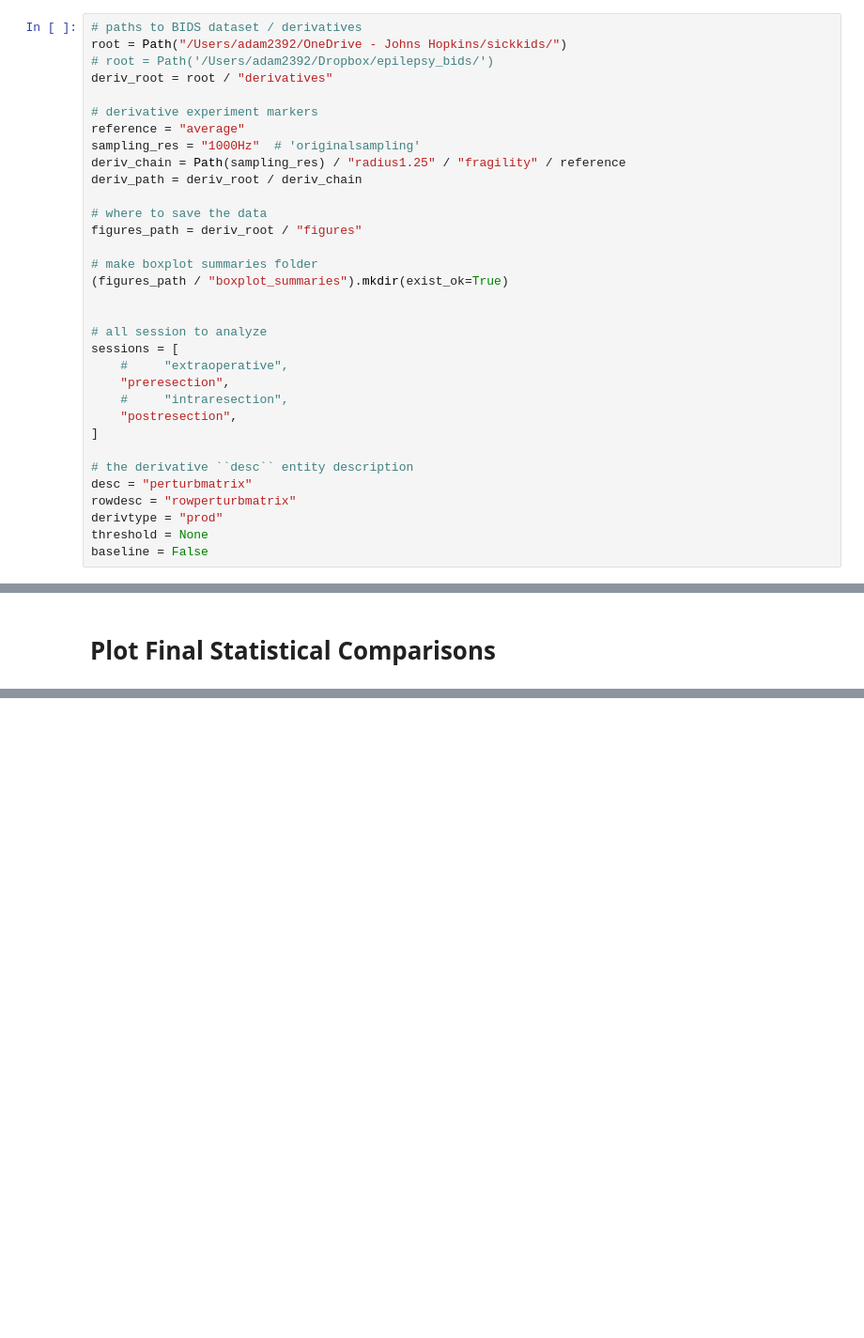
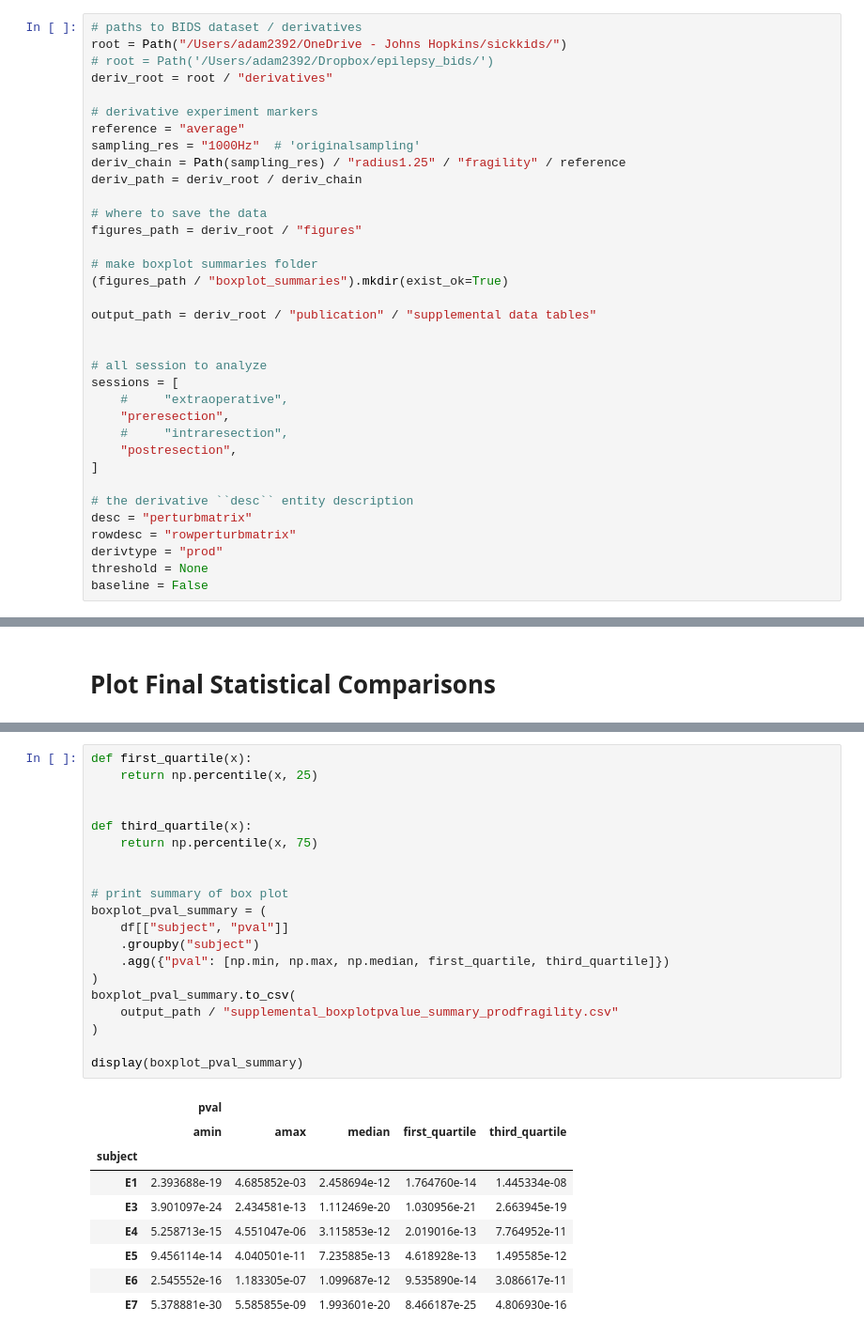
Before and after one commit to adam2392/sickkids, a Jupyter notebook: notebooks/publication/fragility_statistical_analysis.ipynb, the cells around one changed output, grey strips where cells are left out. Shown at 94% size. Drawn from its saved outputs; the diff is of its cells as text; blank space fills up the shorter version.

```diff
--- a/notebooks/publication/fragility_statistical_analysis.ipynb
+++ b/notebooks/publication/fragility_statistical_analysis.ipynb
@@ -310,6 +315,8 @@ figures_path = deriv_root / "figures"
 # make boxplot summaries folder
 (figures_path / "boxplot_summaries").mkdir(exist_ok=True)
 
+output_path = deriv_root / "publication" / "supplemental data tables"
+
 
 # all session to analyze
 sessions = [
@@ -770,0 +762,30 @@ pprint(descriptions)
+# %%
+def first_quartile(x):
+    return np.percentile(x, 25)
+
+
+def third_quartile(x):
+    return np.percentile(x, 75)
+
+
+# print summary of box plot
+boxplot_pval_summary = (
+    df[["subject", "pval"]]
+    .groupby("subject")
+    .agg({"pval": [np.min, np.max, np.median, first_quartile, third_quartile]})
+)
+boxplot_pval_summary.to_csv(
+    output_path / "supplemental_boxplotpvalue_summary_prodfragility.csv"
+)
+
+display(boxplot_pval_summary)
+# %% [output]
+|  | pval |  |  |  |  |
+|  | amin | amax | median | first_quartile | third_quartile |
+| subject |  |  |  |  |  |
+| E1 | 2.393688e-19 | 4.685852e-03 | 2.458694e-12 | 1.764760e-14 | 1.445334e-08 |
+| E3 | 3.901097e-24 | 2.434581e-13 | 1.112469e-20 | 1.030956e-21 | 2.663945e-19 |
+| E4 | 5.258713e-15 | 4.551047e-06 | 3.115853e-12 | 2.019016e-13 | 7.764952e-11 |
+| E5 | 9.456114e-14 | 4.040501e-11 | 7.235885e-13 | 4.618928e-13 | 1.495585e-12 |
+| E6 | 2.545552e-16 | 1.183305e-07 | 1.099687e-12 | 9.535890e-14 | 3.086617e-11 |
+| E7 | 5.378881e-30 | 5.585855e-09 | 1.993601e-20 | 8.466187e-25 | 4.806930e-16 |
```
Also changed, not shown: parts of 24 cells of this notebook, 4 other files.
